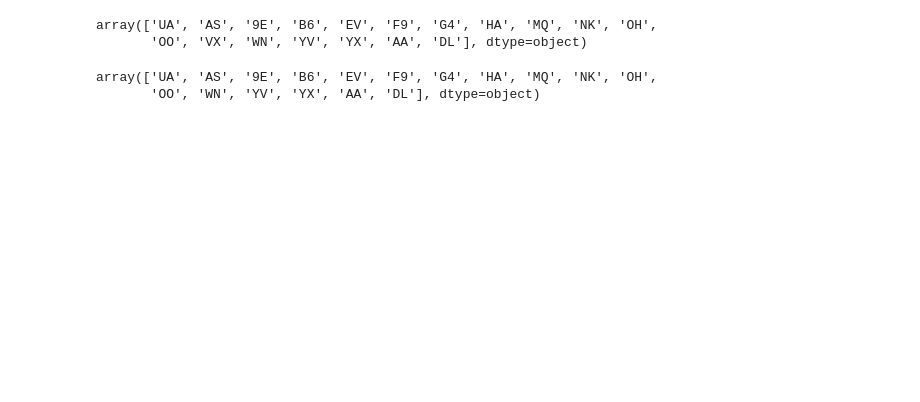
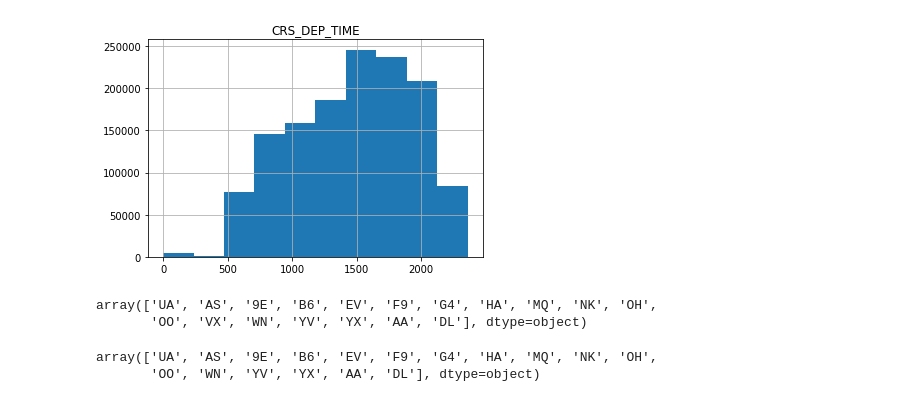
Before and after one commit to Feritaba/Data_visualization, a Jupyter notebook: Project 1 - Data Visualization.ipynb, the cells around one changed output. Drawn from its saved outputs; the diff is of its cells as text; code cells hidden in the pictures; blank space fills up the shorter version.

Commit message:
data ready for visualization

```diff
--- a/Project 1 - Data Visualization.ipynb
+++ b/Project 1 - Data Visualization.ipynb
@@ -50,3 +52,7 @@ df_2018.shape
+# %%
+df_2018.hist(column='CRS_DEP_TIME');
+# %% [output]
+[figure, added]
 # %%
 df_2018.OP_CARRIER.unique()
 # %% [output]
```
Also changed, not shown: parts of 13 cells of this notebook, 2 other files.
